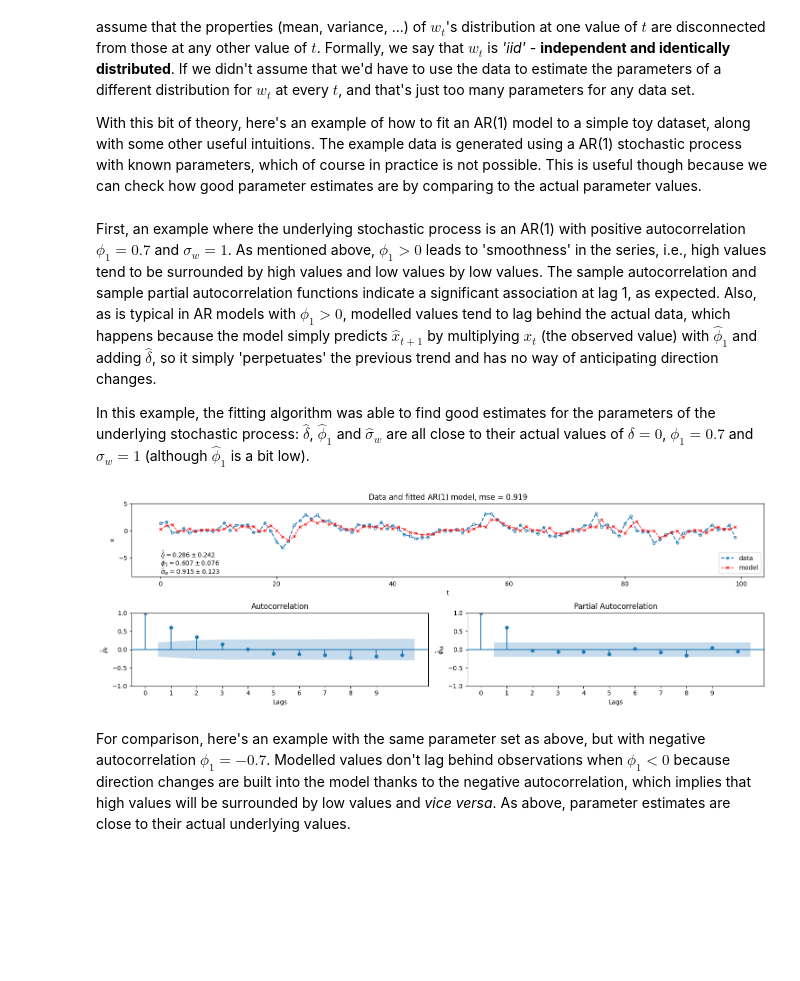
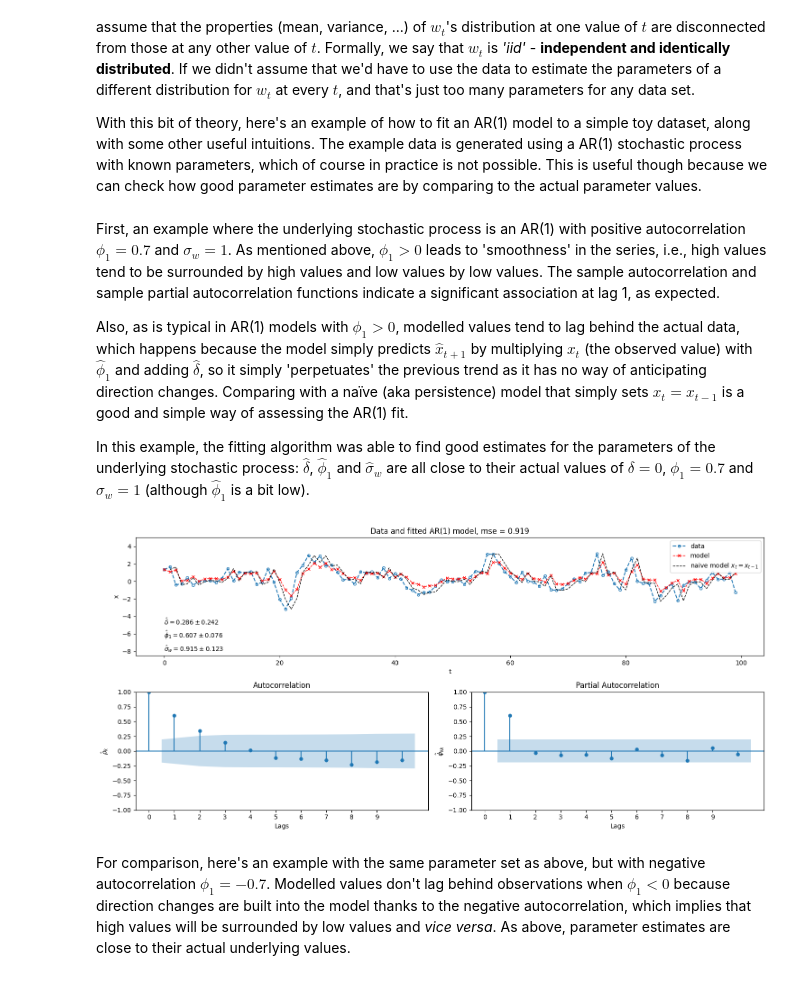
Before and after one commit to robetatis/study_notes_ml, a Jupyter notebook: time_series.ipynb, the cells around one changed output. Drawn from its saved outputs; the diff is of its cells as text; code cells hidden in the pictures; blank space fills up the shorter version.

```diff
--- a/time_series.ipynb
+++ b/time_series.ipynb
@@ -102,14 +102,27 @@ def fit_ar_1(x):
     model_fit = model.fit()
     return model_fit
 
+def compute_fitted_values(x, model_fit):
+    phi_hat = model_fit.params[1]
+    delta_hat = model_fit.params[0]
+    fitted_values = np.zeros(len(x))
+    fitted_values[0] = x[0]
+    for t in range(1, len(x)):
+        fitted_values[t] = delta_hat + phi_hat*x[t-1]
+    return fitted_values
 
-def plot_example(x, model_fit):
-    fig = plt.figure(figsize=(15, 5))
+def plot_example(x, model_fit, plot_naive_model=True):
+
+    fitted_values = compute_fitted_values(x, model_fit)
+
+    fig = plt.figure(figsize=(15, 7))
     gs = fig.add_gridspec(2, 2)
     ax0 = fig.add_subplot(gs[0, :])
     ax0.set_title(f'Data and fitted AR(1) model, mse = {model_fit.mse:.3f}')
     ax0.plot(x, marker='o', markersize=4, linestyle='--', markerfacecolor='None', label='data')
-    ax0.plot(model_fit.fittedvalues, color='red', marker='x', linestyle='--', markersize=5, linewidth=1, label='model')
+    ax0.plot(fitted_values, color='red', marker='x', linestyle='--', markersize=5, linewidth=1, label='model')
+    if plot_naive_model:
+        ax0.plot(range(1, len(x)) , x[:-1], color='black', linewidth=1, linestyle='--', label=r'naive model $x_t = x_{t-1}$')
     ax0.set_xlabel('t')
     ax0.set_ylabel('x')
     ax0.text(x=0, y=-5, s=f'$\\hat{{\\delta}} = {model_fit.params[0]:.3f} \\pm {model_fit.bse[0]:.3f}$')
@@ -128,17 +141,19 @@ def plot_example(x, model_fit):
     ax2.set_ylabel(r'$\hat{\phi}_{kk}$')
     ax0.legend()
     plt.tight_layout()
-    plt.show()
+    plt.show(),
 # %% [markdown]
-First, an example where the underlying stochastic process is an AR(1) with positive autocorrelation $\phi_1 = 0.7$ and $\sigma_w = 1$. As mentioned above, $\phi_1 > 0$ leads to 'smoothness' in the series, i.e., high values tend to be surrounded by high values and low values by low values. The sample autocorrelation and sample partial autocorrelation functions indicate a significant association at lag 1, as expected. Also, as is typical in AR models with $\phi_1 > 0$, modelled values tend to lag behind the actual data, which happens because the model simply predicts $\hat{x}_{t+1}$ by multiplying $x_t$ (the observed value) with $\hat{\phi}_1$ and adding $\hat{\delta}$, so it simply 'perpetuates' the previous trend and has no way of anticipating direction changes.
+First, an example where the underlying stochastic process is an AR(1) with positive autocorrelation $\phi_1 = 0.7$ and $\sigma_w = 1$. As mentioned above, $\phi_1 > 0$ leads to 'smoothness' in the series, i.e., high values tend to be surrounded by high values and low values by low values. The sample autocorrelation and sample partial autocorrelation functions indicate a significant association at lag 1, as expected.
+
+Also, as is typical in AR(1) models with $\phi_1 > 0$, modelled values tend to lag behind the actual data, which happens because the model simply predicts $\hat{x}_{t+1}$ by multiplying $x_t$ (the observed value) with $\hat{\phi}_1$ and adding $\hat{\delta}$, so it simply 'perpetuates' the previous trend as it has no way of anticipating direction changes. Comparing with a naïve (aka persistence) model that simply sets $x_t = x_{t-1}$ is a good and simple way of assessing the AR(1) fit.
 
 In this example, the fitting algorithm was able to find good estimates for the parameters of the underlying stochastic process: $\hat{\delta}$, $\hat{\phi}_1$ and $\hat{\sigma}_w$ are all close to their actual values of $\delta = 0$, $\phi_1 = 0.7$ and $\sigma_w = 1$ (although $\hat{\phi}_1$ is a bit low).
 # %%
 x = generate_toy_data(n=100, x_0=0, delta=0, phi_1=0.7, sigma=1)
 model_fit = fit_ar_1(x)
-plot_example(x, model_fit)
+plot_example(x, model_fit, plot_naive_model=True)
 # %% [output]
-[figure, old version]
+[figure, new version]
 # %% [markdown]
 For comparison, here's an example with the same parameter set as above, but with negative autocorrelation $\phi_1 = -0.7$. Modelled values don't lag behind observations when $\phi_1 < 0$ because direction changes are built into the model thanks to the negative autocorrelation, which implies that high values will be surrounded by low values and _vice versa_. As above, parameter estimates are close to their actual underlying values.
 # %%
```
Also changed, not shown: parts of 2 cells of this notebook.
